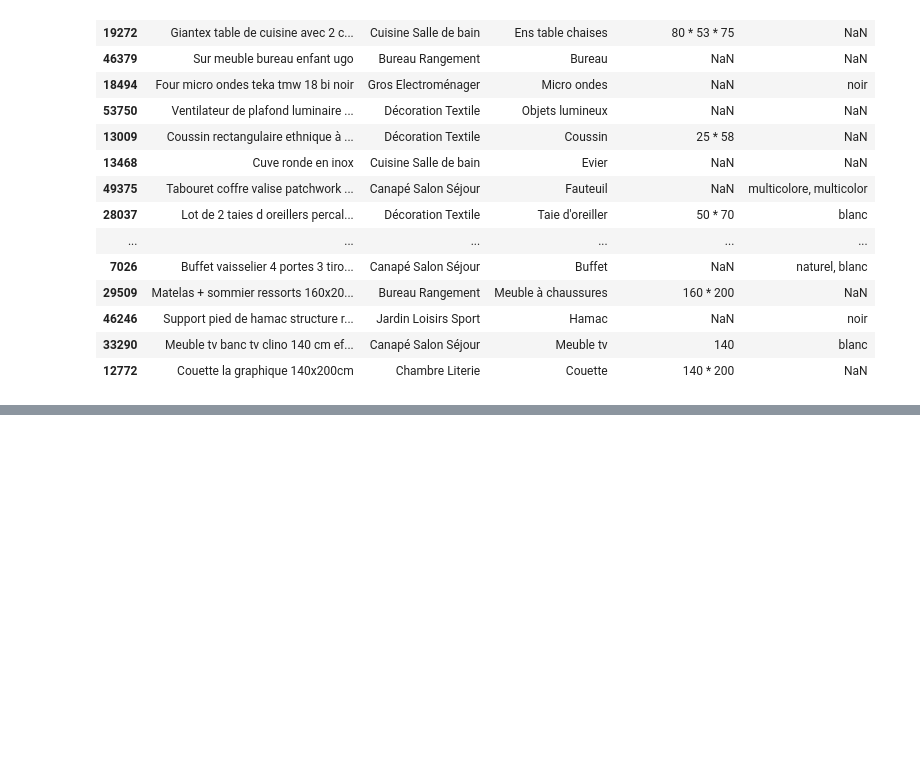
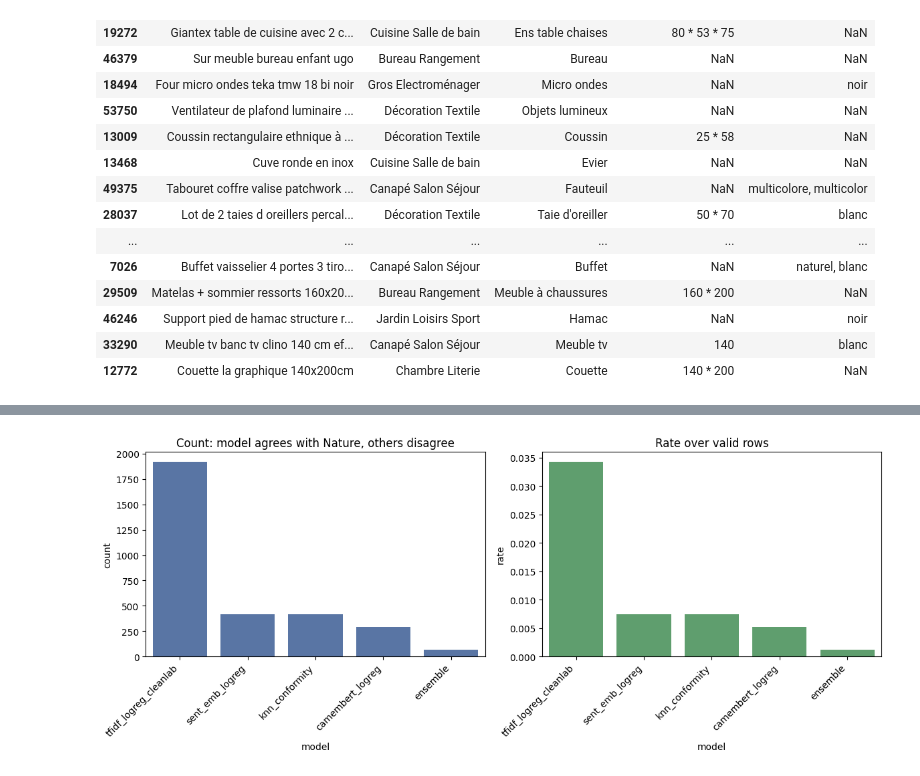
Before and after one commit to ValentinPy1/E-Commerce-Product-Error-Detection, a Jupyter notebook: test_analysis.ipynb, the cells around one changed output, grey strips where cells are left out. Cells and saved outputs as stored; diff of their text form; code cells hidden in the pictures; blank space fills up the shorter version.

```diff
--- a/test_analysis.ipynb
+++ b/test_analysis.ipynb
@@ -439,0 +634,85 @@ df.sample(100)
+# %%
+# Plot: for each model, cases where it agrees with Nature while all other models disagree with Nature
+import os
+import numpy as np
+import pandas as pd
+import seaborn as sns
+import matplotlib.pyplot as plt
+
+preds_path = 'artifacts/ensemble_predictions.csv'
+assert os.path.exists(preds_path), f"Predictions file not found at {preds_path}"
+
+df = pd.read_csv(preds_path)
+if 'Nature' not in df.columns:
+    raise ValueError("'Nature' ground-truth column not found in predictions file.")
+
+# discover model prediction columns
+pred_cols = [c for c in df.columns if c.endswith('_pred')]
+# build model names from prefix
+model_names = sorted({c[:-5] for c in pred_cols})
+
+# helper to get a model's pred series
+def pred_series(name: str) -> pd.Series:
+    col = f'{name}_pred'
+    if col in df.columns:
+        return df[col].astype(str)
+    return pd.Series([np.nan] * len(df), index=df.index)
+
+nature = df['Nature'].astype(str)
+
+rows = []
+for m in model_names:
+    pm = pred_series(m)
+    mask_model_has = pm.notna()
+    # other models list
+    others = [o for o in model_names if o != m]
+    if not others:
+        continue
+    # Build mask that all other available models disagree with Nature
+    other_disagree_masks = []
+    other_avail = []
+    for o in others:
+        po = pred_series(o)
+        avail = po.notna()
+        other_avail.append(avail)
+        other_disagree_masks.append((po != nature) | (~avail))  # treat missing as neutral (doesn't block)
+    # Combine to pandas Series
+    all_others_disagree = pd.Series(
+        np.logical_and.reduce([m.values for m in other_disagree_masks]), index=df.index
+    ) if other_disagree_masks else pd.Series([True]*len(df), index=df.index)
+    any_other_present = pd.Series(
+        np.logical_or.reduce([a.values for a in other_avail]), index=df.index
+    ) if other_avail else pd.Series([False]*len(df), index=df.index)
+    # Model agrees with Nature
+    agree_nature = (pm == nature)
+    # Valid rows: model has pred and at least one other model present
+    valid = mask_model_has & any_other_present
+    target_mask = valid & agree_nature & all_others_disagree
+    count = int(target_mask.sum())
+    denom = int(valid.sum()) if int(valid.sum()) > 0 else 1
+    rate = count / denom
+    # confidence if available
+    conf_col = f'{m}_conf'
+    avg_conf = float(df.loc[target_mask, conf_col].mean()) if conf_col in df.columns and count > 0 else np.nan
+    rows.append({'model': m, 'count': count, 'rate': rate, 'avg_conf': avg_conf, 'denom': denom})
+
+res = pd.DataFrame(rows).sort_values('count', ascending=False)
+print(res.head(10))
+
+# plot
+os.makedirs('artifacts', exist_ok=True)
+plt.figure(figsize=(12, 5))
+plt.subplot(1, 2, 1)
+sns.barplot(data=res, x='model', y='count', color='#4c72b0')
+plt.title('Count: model agrees with Nature, others disagree')
+plt.xticks(rotation=45, ha='right')
+plt.subplot(1, 2, 2)
+sns.barplot(data=res, x='model', y='rate', color='#55a868')
+plt.title('Rate over valid rows')
+plt.xticks(rotation=45, ha='right')
+plt.tight_layout()
+out_path = 'artifacts/models_standalone_correct.png'
+plt.savefig(out_path, dpi=200)
+plt.show()
+print('Saved plot to', out_path)
+# %% [output]
@@ -439,0 +725 @@ df.sample(100)
+[figure, added]
```
Also changed, not shown: parts of 7 cells of this notebook, 22 other files.
